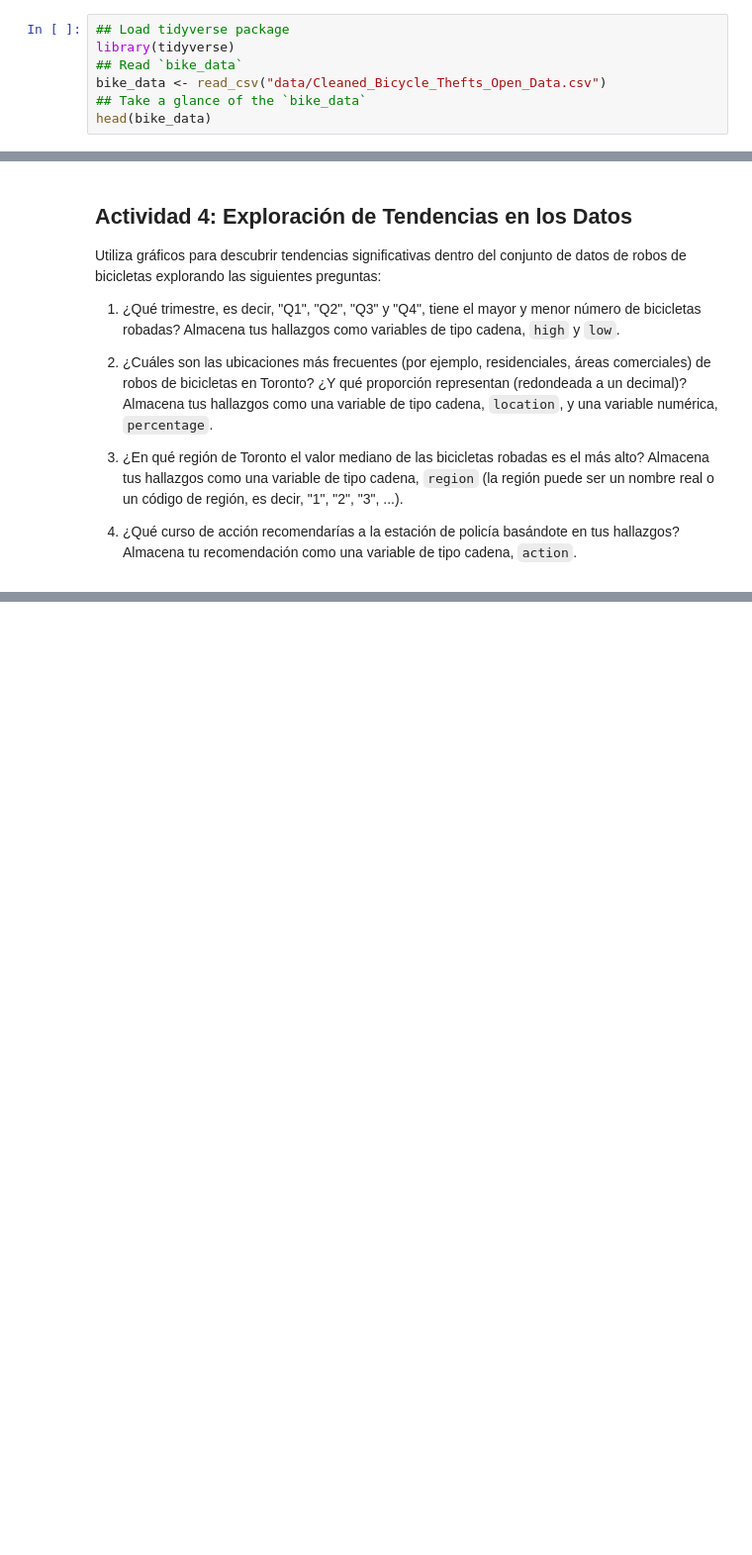
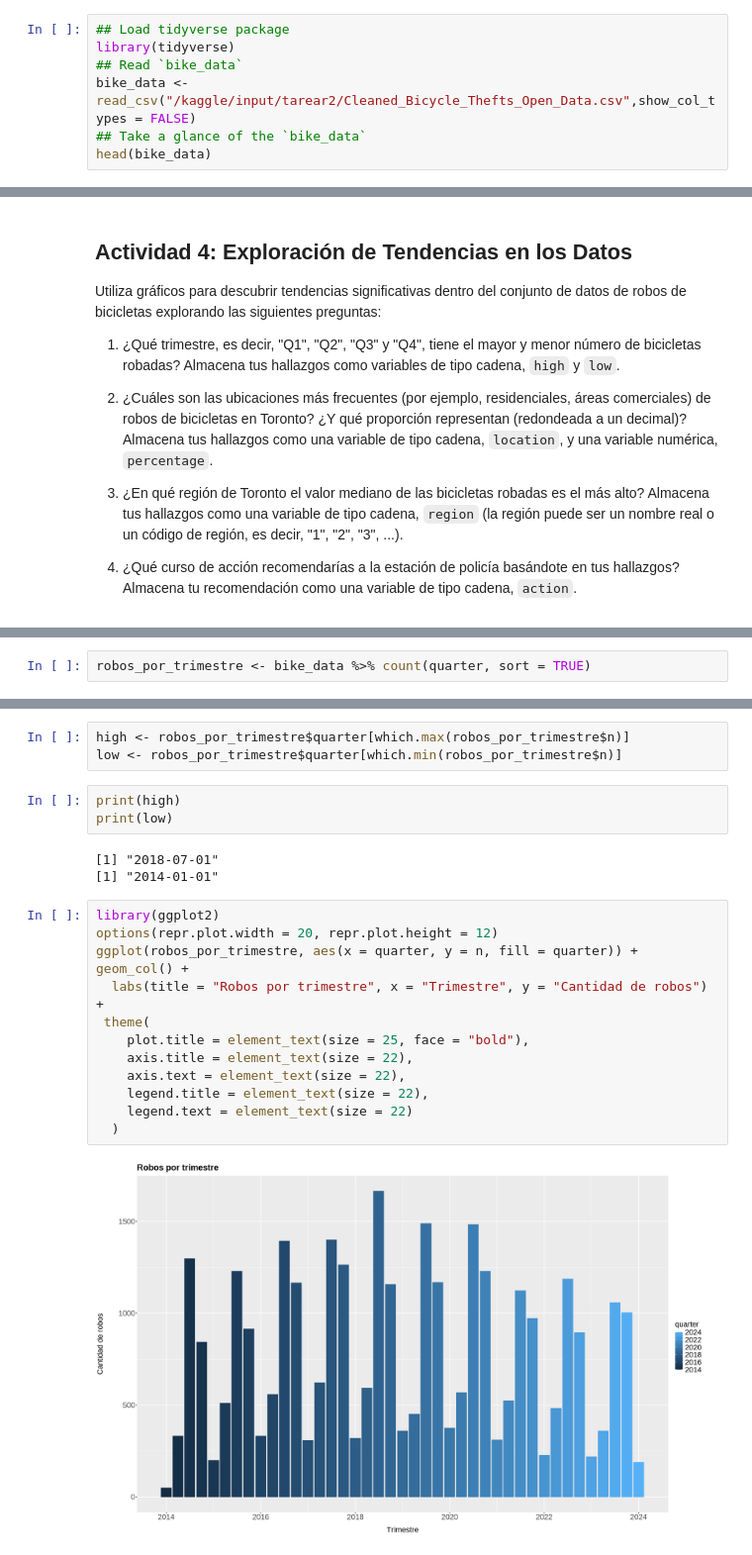
Before and after one commit to olmedoj/tarea-en-r, a Jupyter notebook: ANALISIS DE DATOS EN R II.ipynb, the cells around one changed output, grey strips where cells are left out. Shown at 99% size. Saved outputs shown, nothing was run; the diff lists cells and outputs as text; blank space fills up the shorter version.

```diff
--- a/ANALISIS DE DATOS EN R II.ipynb
+++ b/ANALISIS DE DATOS EN R II.ipynb
@@ -644,6 +894,6 @@ Este conjunto de datos ofrece una visión integral de los robos de bicicletas, i
 ## Load tidyverse package
 library(tidyverse)
 ## Read `bike_data`
-bike_data <- read_csv("data/Cleaned_Bicycle_Thefts_Open_Data.csv")
+bike_data <- read_csv("/kaggle/input/tarear2/Cleaned_Bicycle_Thefts_Open_Data.csv",show_col_types = FALSE)
 ## Take a glance of the `bike_data`
 head(bike_data)
@@ -690,0 +1028,2 @@ Utiliza gráficos para descubrir tendencias significativas dentro del conjunto d
+# %%
+robos_por_trimestre <- bike_data %>% count(quarter, sort = TRUE)
@@ -690,0 +1052,23 @@ Utiliza gráficos para descubrir tendencias significativas dentro del conjunto d
+# %%
+high <- robos_por_trimestre$quarter[which.max(robos_por_trimestre$n)]
+low <- robos_por_trimestre$quarter[which.min(robos_por_trimestre$n)]
+# %%
+print(high)
+print(low)
+# %% [output]
+[1] "2018-07-01"
+[1] "2014-01-01"
+# %%
+library(ggplot2)
+options(repr.plot.width = 20, repr.plot.height = 12)
+ggplot(robos_por_trimestre, aes(x = quarter, y = n, fill = quarter)) + geom_col() +
+  labs(title = "Robos por trimestre", x = "Trimestre", y = "Cantidad de robos") +
+ theme(
+    plot.title = element_text(size = 25, face = "bold"),
+    axis.title = element_text(size = 22),
+    axis.text = element_text(size = 22),
+    legend.title = element_text(size = 22),
+    legend.text = element_text(size = 22)
+  )
+# %% [output]
+[figure, added]
```
Also changed, not shown: parts of 59 cells of this notebook, 1 other file.
